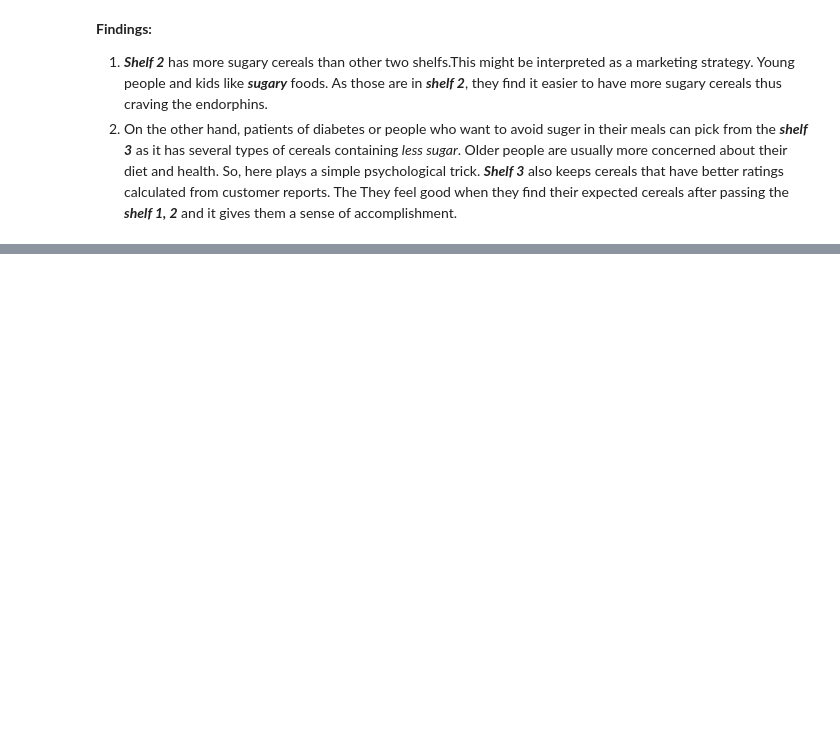
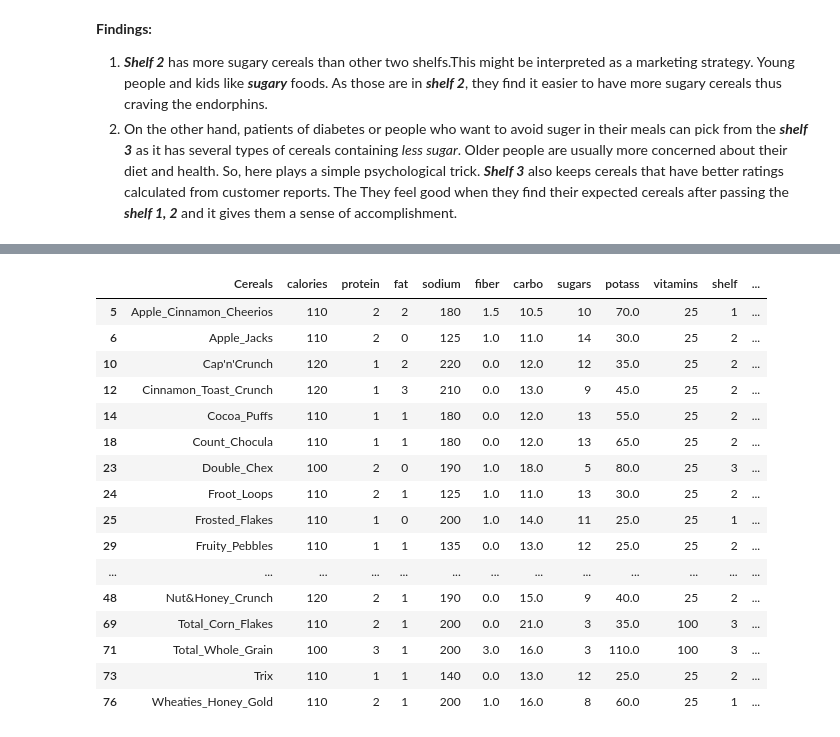
Before and after one commit to zaedulislam/Machine_Learning_Projects, a Jupyter notebook: Cereal/Cereal.ipynb, the cells around one changed output, grey strips where cells are left out. Cells and saved outputs as stored; diff of their text form; code cells hidden in the pictures; blank space fills up the shorter version.

```diff
--- a/Cereal/Cereal.ipynb
+++ b/Cereal/Cereal.ipynb
@@ -317,0 +442,22 @@ and it gives them a sense of accomplishment.
+# %%
+clusterFive = dataset.loc[dataset['cluster id'] == 4]
+clusterFiveDimensions = clusterFive.shape
+clusterFive.head(clusterFiveDimensions[0])
+# %% [output]
+|  | Cereals | calories | protein | fat | sodium | fiber | carbo | sugars | potass | vitamins | shelf | ... |
+| 5 | Apple_Cinnamon_Cheerios | 110 | 2 | 2 | 180 | 1.5 | 10.5 | 10 | 70.0 | 25 | 1 | ... |
+| 6 | Apple_Jacks | 110 | 2 | 0 | 125 | 1.0 | 11.0 | 14 | 30.0 | 25 | 2 | ... |
+| 10 | Cap'n'Crunch | 120 | 1 | 2 | 220 | 0.0 | 12.0 | 12 | 35.0 | 25 | 2 | ... |
+| 12 | Cinnamon_Toast_Crunch | 120 | 1 | 3 | 210 | 0.0 | 13.0 | 9 | 45.0 | 25 | 2 | ... |
+| 14 | Cocoa_Puffs | 110 | 1 | 1 | 180 | 0.0 | 12.0 | 13 | 55.0 | 25 | 2 | ... |
+| 18 | Count_Chocula | 110 | 1 | 1 | 180 | 0.0 | 12.0 | 13 | 65.0 | 25 | 2 | ... |
+| 23 | Double_Chex | 100 | 2 | 0 | 190 | 1.0 | 18.0 | 5 | 80.0 | 25 | 3 | ... |
+| 24 | Froot_Loops | 110 | 2 | 1 | 125 | 1.0 | 11.0 | 13 | 30.0 | 25 | 2 | ... |
+| 25 | Frosted_Flakes | 110 | 1 | 0 | 200 | 1.0 | 14.0 | 11 | 25.0 | 25 | 1 | ... |
+| 29 | Fruity_Pebbles | 110 | 1 | 1 | 135 | 0.0 | 13.0 | 12 | 25.0 | 25 | 2 | ... |
+| ... | ... | ... | ... | ... | ... | ... | ... | ... | ... | ... | ... | ... |
+| 48 | Nut&Honey_Crunch | 120 | 2 | 1 | 190 | 0.0 | 15.0 | 9 | 40.0 | 25 | 2 | ... |
+| 69 | Total_Corn_Flakes | 110 | 2 | 1 | 200 | 0.0 | 21.0 | 3 | 35.0 | 100 | 3 | ... |
+| 71 | Total_Whole_Grain | 100 | 3 | 1 | 200 | 3.0 | 16.0 | 3 | 110.0 | 100 | 3 | ... |
+| 73 | Trix | 110 | 1 | 1 | 140 | 0.0 | 13.0 | 12 | 25.0 | 25 | 2 | ... |
+| 76 | Wheaties_Honey_Gold | 110 | 2 | 1 | 200 | 1.0 | 16.0 | 8 | 60.0 | 25 | 1 | ... |
```
Also changed, not shown: parts of 11 cells of this notebook.
